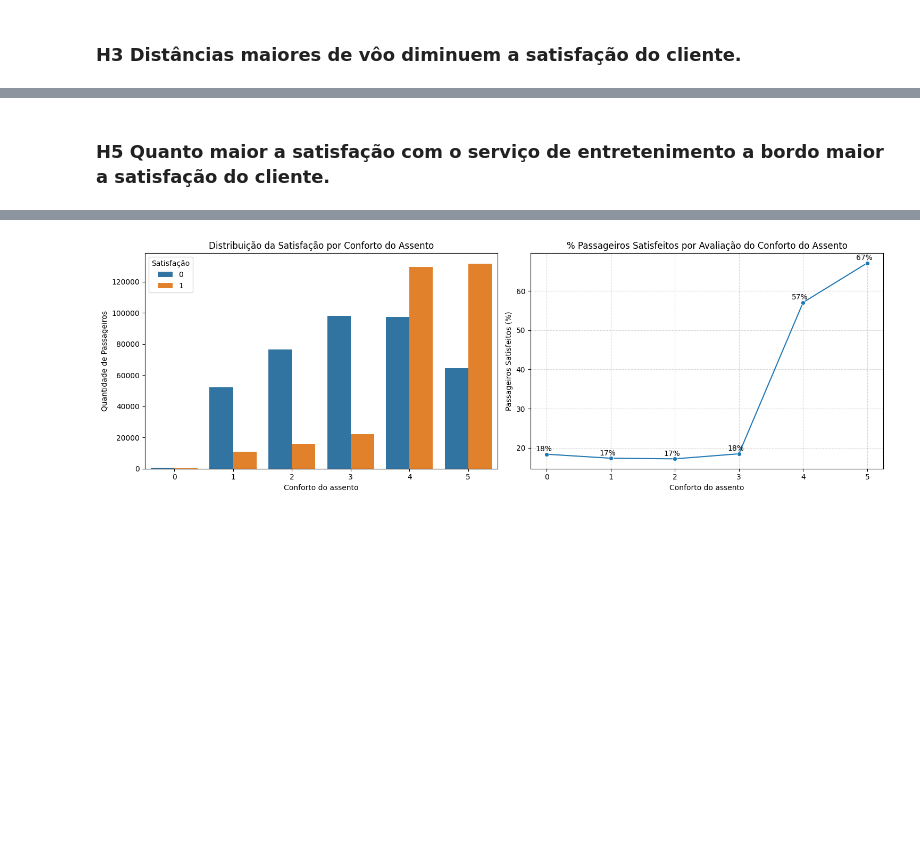
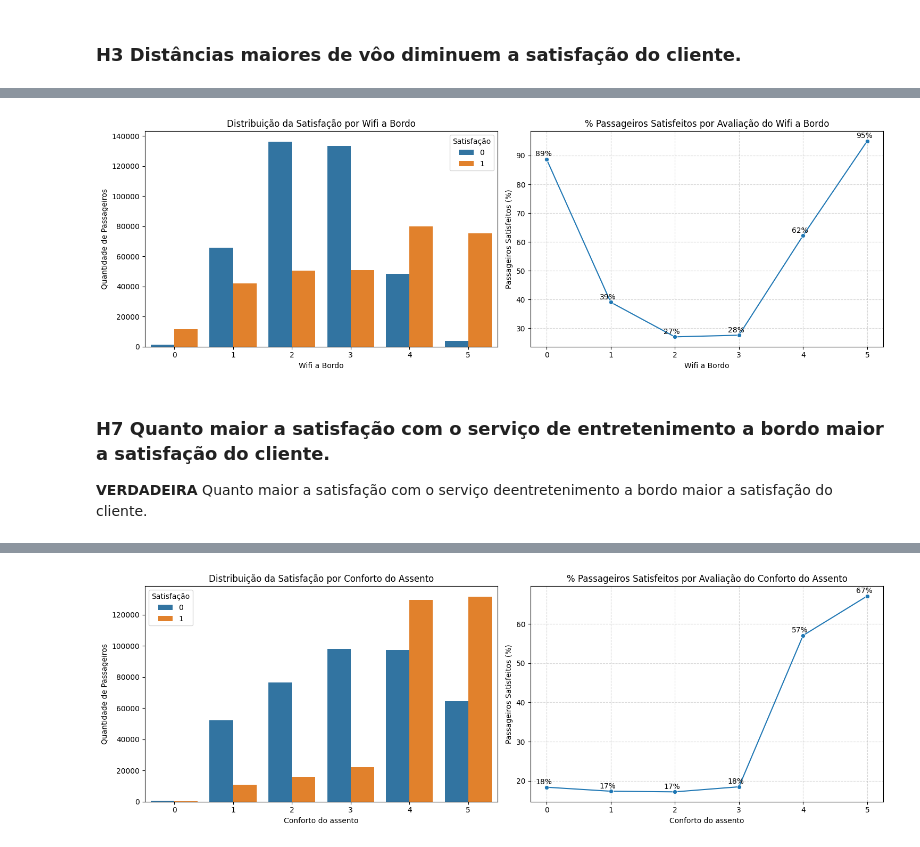
Before and after one commit to Data-Projects1/airline_satisfaction, a Jupyter notebook: notebooks/02.analise_satisf-validacao_hipoteses.ipynb, the cells around one changed output, grey strips where cells are left out. Drawn from its saved outputs; the diff is of its cells as text; code cells hidden in the pictures; blank space fills up the shorter version.

Commit message:
Inclusão de hipótese de wifi e validação H2, H3, H4 e H5.

```diff
--- a/notebooks/02.analise_satisf-validacao_hipoteses.ipynb
+++ b/notebooks/02.analise_satisf-validacao_hipoteses.ipynb
@@ -604,2 +678,36 @@ plt.show()
+# %%
+plt.figure(figsize=(15,5))
+
+# Gráfico de Wifi a bordo com Satisfação
+plt.subplot( 1, 2 ,1)
+sns.countplot(data=df2, x='inflight_wifi_service',hue='satisfaction')
+plt.title('Distribuição da Satisfação por Wifi a Bordo')
+plt.xlabel('Wifi a Bordo')
+plt.ylabel('Quantidade de Passageiros')
+plt.legend(title='Satisfação')
+
+plt.subplot( 1, 2 ,2)
+# Calcular a porcentagem de passageiros satisfeitos por nota
+df_plot = (df2.groupby('inflight_wifi_service').apply(lambda x: (x['satisfaction'] == 1).mean()*100,include_groups=False).reset_index(name='satisfacao_percentual'))
+# Criar o gráfico de linha com a porcentagem de passageiros satisfeitos por nota
+sns.lineplot(data=df_plot, x='inflight_wifi_service', y='satisfacao_percentual',marker='o')
+# Exibir o valor de cada ponto
+for x, y in zip(df_plot['inflight_wifi_service'],df_plot['satisfacao_percentual']):
+  plt.annotate(f'{y:.0f}%',(x, y),textcoords='offset points',xytext=(-4, 4),ha='center')
+plt.title('% Passageiros Satisfeitos por Avaliação do Wifi a Bordo')
+plt.xlabel('Wifi a Bordo')
+plt.ylabel('Passageiros Satisfeitos (%)')
+plt.xticks(sorted(df2['inflight_wifi_service'].dropna().unique()))
+plt.grid(True, linestyle='--', alpha=0.5)
+
+# Ajustar o layout
+plt.tight_layout()
+
+# Exibir os gráficos
+plt.show()
+# %% [output]
+[figure, added]
 # %% [markdown]
-### H5 Quanto maior a satisfação com o serviço de entretenimento a bordo maior a satisfação do cliente.
+### H7 Quanto maior a satisfação com o serviço de entretenimento a bordo maior a satisfação do cliente.
+
+**VERDADEIRA** Quanto maior a satisfação com o serviço deentretenimento a bordo maior a satisfação do cliente.
```
Also changed, not shown: parts of 11 cells of this notebook.
